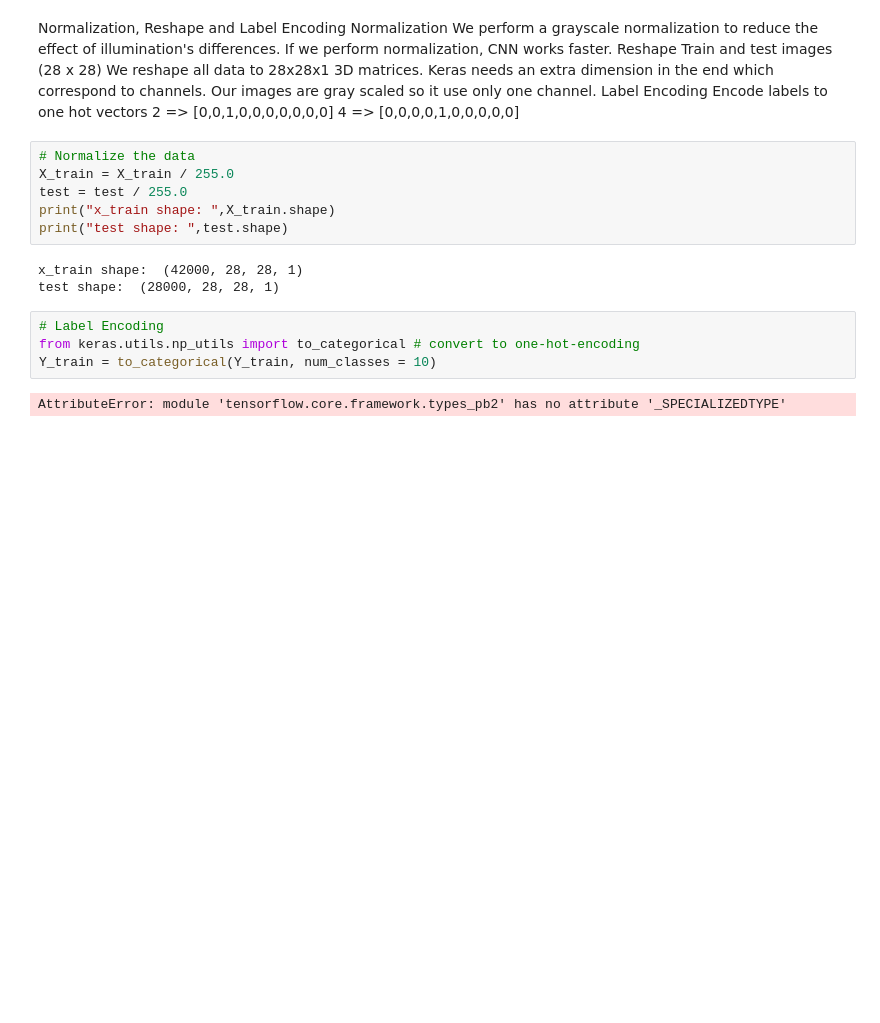
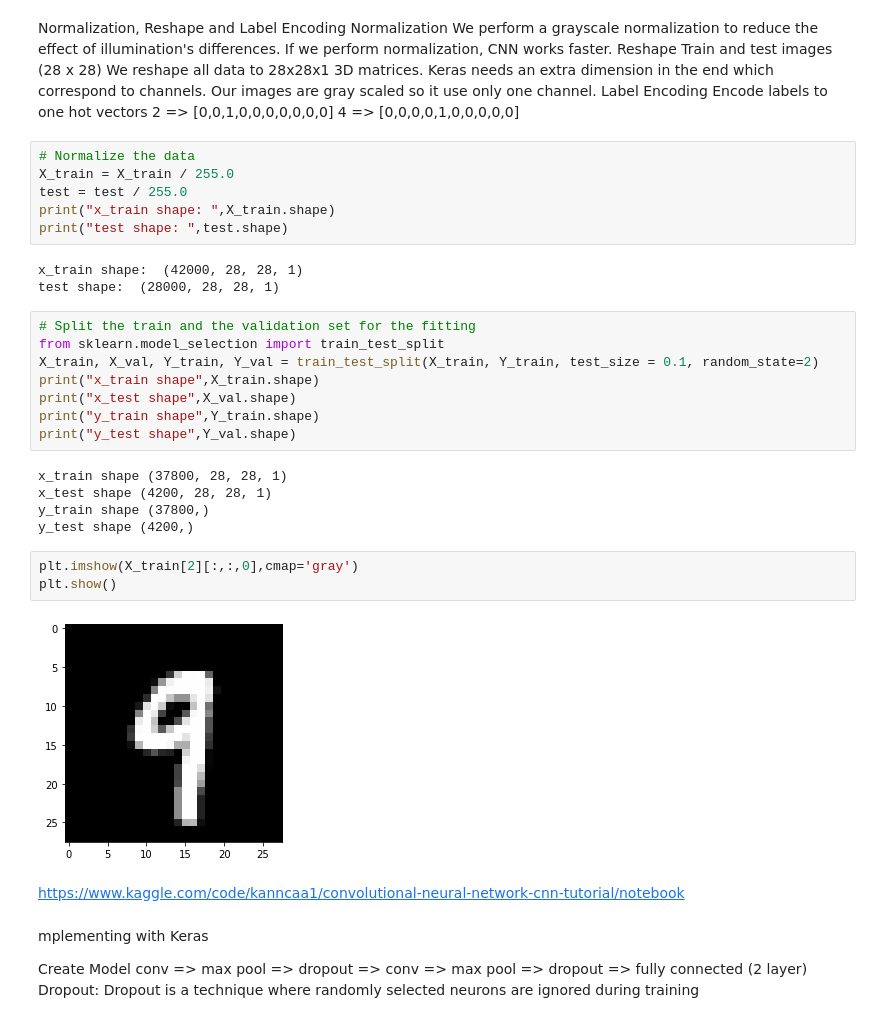
Before and after one commit to Naveen-Chaurasia/Graph-ML-POCs, a Jupyter notebook: CNN_poc/CNN.ipynb, the cells around one changed output. Drawn from its saved outputs; the diff is of its cells as text; blank space fills up the shorter version.

```diff
--- a/CNN_poc/CNN.ipynb
+++ b/CNN_poc/CNN.ipynb
@@ -114,9 +114,29 @@ print("test shape: ",test.shape)
 # %% [output]
 x_train shape:  (42000, 28, 28, 1)
 test shape:  (28000, 28, 28, 1)
-# %%
-# Label Encoding
-from keras.utils.np_utils import to_categorical # convert to one-hot-encoding
-Y_train = to_categorical(Y_train, num_classes = 10)
-# %% [output]
-AttributeError: module 'tensorflow.core.framework.types_pb2' has no attribute '_SPECIALIZEDTYPE'
+# %%
+# Split the train and the validation set for the fitting
+from sklearn.model_selection import train_test_split
+X_train, X_val, Y_train, Y_val = train_test_split(X_train, Y_train, test_size = 0.1, random_state=2)
+print("x_train shape",X_train.shape)
+print("x_test shape",X_val.shape)
+print("y_train shape",Y_train.shape)
+print("y_test shape",Y_val.shape)
+# %% [output]
+x_train shape (37800, 28, 28, 1)
+x_test shape (4200, 28, 28, 1)
+y_train shape (37800,)
+y_test shape (4200,)
+# %%
+plt.imshow(X_train[2][:,:,0],cmap='gray')
+plt.show()
+# %% [output]
+[figure, added]
+# %% [markdown]
+https://www.kaggle.com/code/kanncaa1/convolutional-neural-network-cnn-tutorial/notebook
+# %% [markdown]
+mplementing with Keras
+
+Create Model
+conv => max pool => dropout => conv => max pool => dropout => fully connected (2 layer)
+Dropout: Dropout is a technique where randomly selected neurons are ignored during training
```
Also changed, not shown: parts of 1 cell of this notebook.
